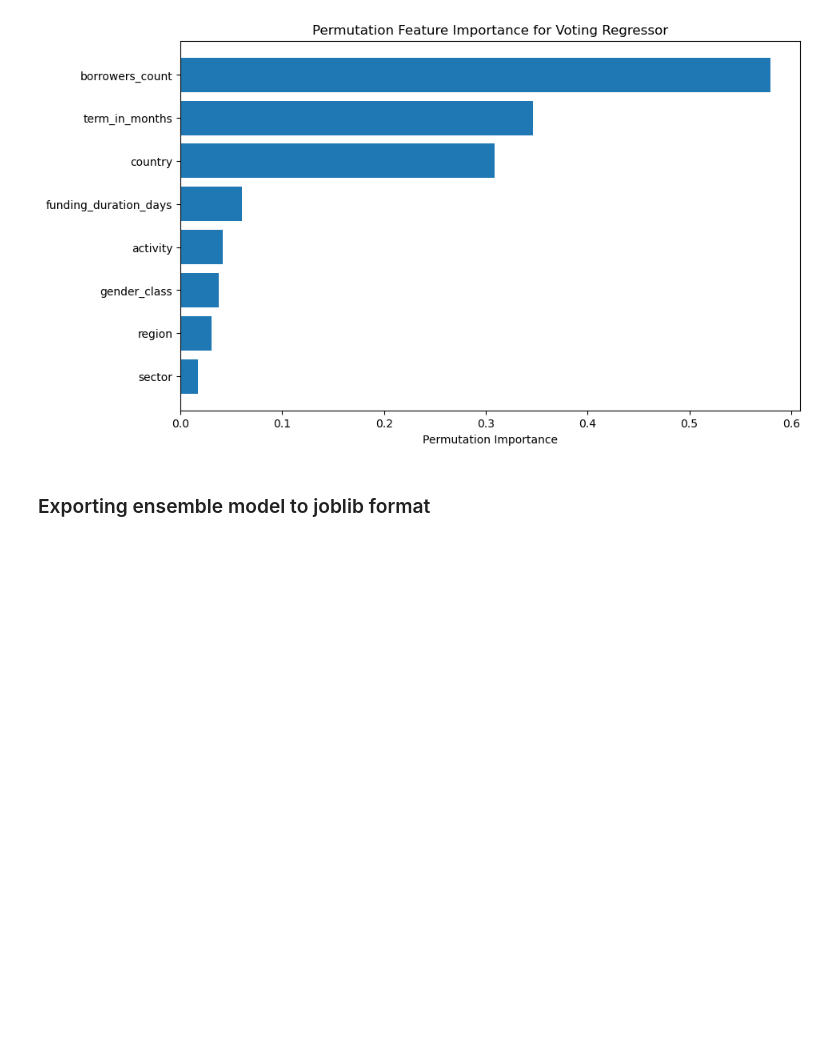
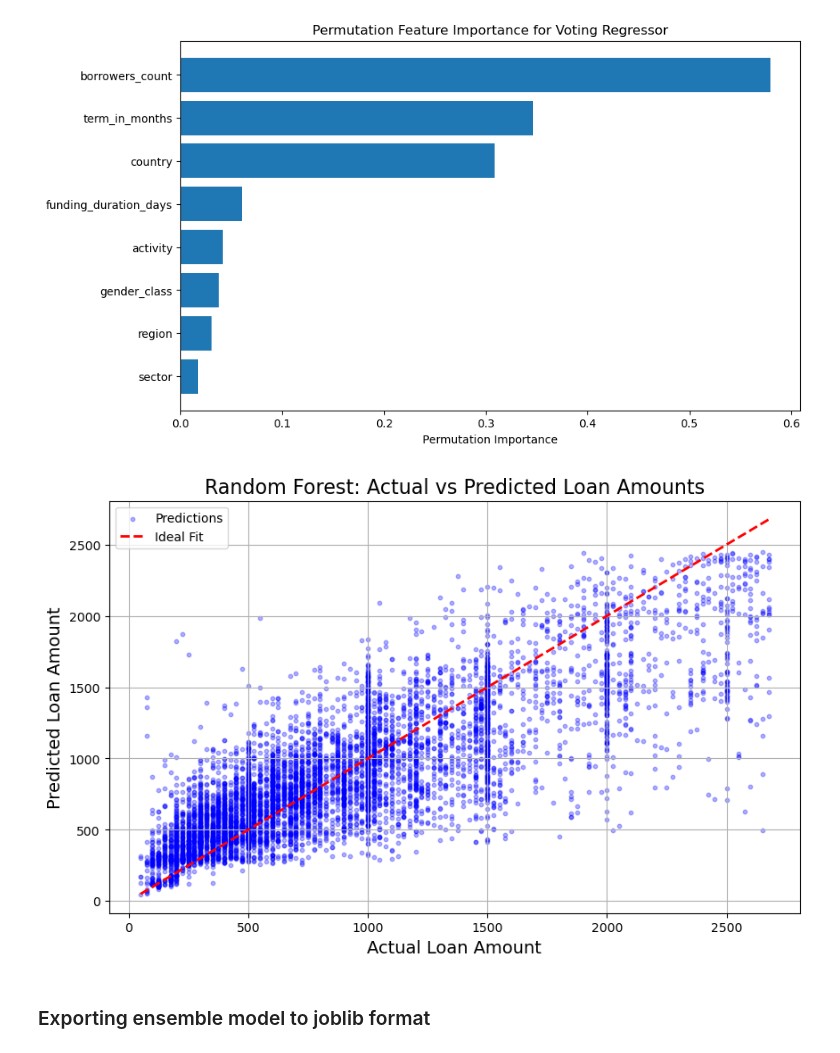
Before and after one commit to JAdamHub/M1-Exam-Submission, a Jupyter notebook: M1-Exam_Prediction_Model.ipynb, the cells around one changed output. Cells and saved outputs as stored; diff of their text form; code cells hidden in the pictures; blank space fills up the shorter version.

```diff
--- a/M1-Exam_Prediction_Model.ipynb
+++ b/M1-Exam_Prediction_Model.ipynb
@@ -775,6 +775,26 @@ plt.title("Permutation Feature Importance for Voting Regressor")
 plt.show()
 # %% [output]
 [figure]
+# %%
+import matplotlib.pyplot as plt
+import seaborn as sns  # Seaborn for more styling options
+
+# Step 1: Make predictions on the test set using your RandomForest model
+y_pred = ensemble_model.predict(X_test)
+
+# Step 2: Plot actual vs predicted values with transparency and reduced marker size
+plt.figure(figsize=(10, 6))
+plt.scatter(y_test, y_pred, alpha=0.3, s=10, color='blue', label='Predictions')  # Reduced marker size (s=10), transparency (alpha=0.3)
+plt.plot([y_test.min(), y_test.max()], [y_test.min(), y_test.max()], 'k--', lw=2, color='red', label='Ideal Fit')
+
+plt.title('Random Forest: Actual vs Predicted Loan Amounts', fontsize=16)
+plt.xlabel('Actual Loan Amount', fontsize=14)
+plt.ylabel('Predicted Loan Amount', fontsize=14)
+plt.legend()
+plt.grid(True)
+plt.show()
+# %% [output]
+[figure, added]
 # %% [markdown]
 ### Exporting ensemble model to joblib format
 # %%
```
